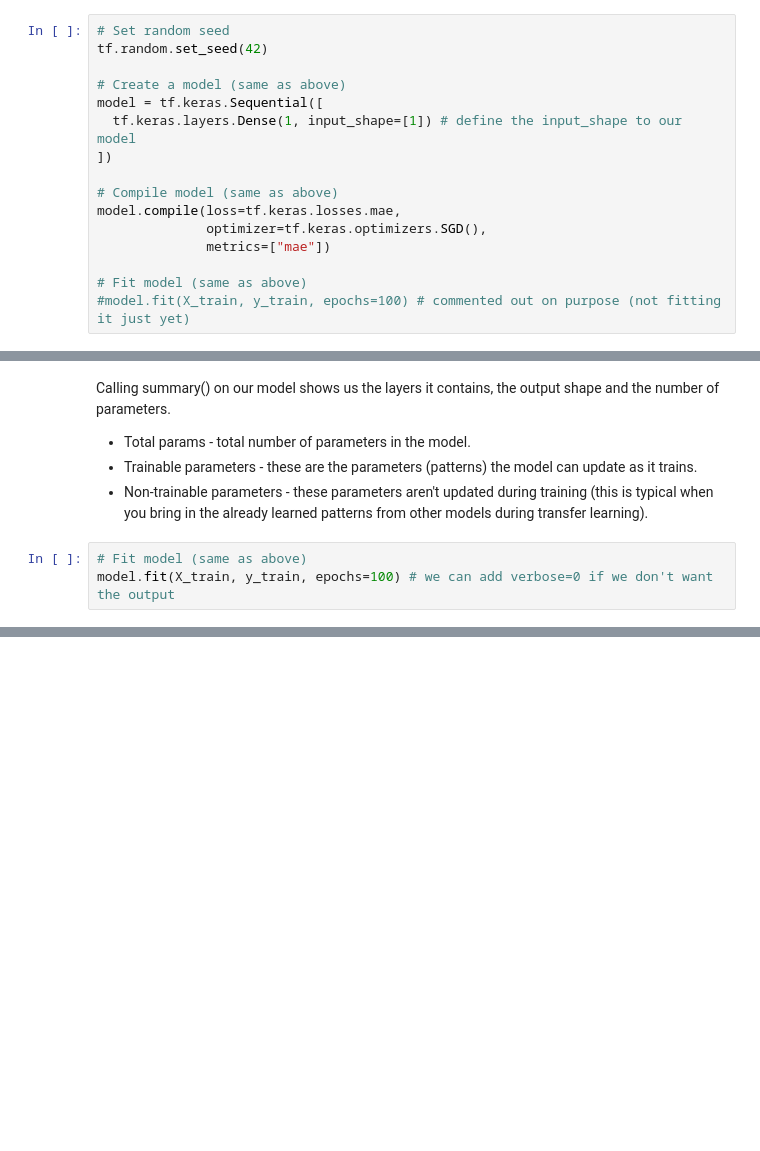
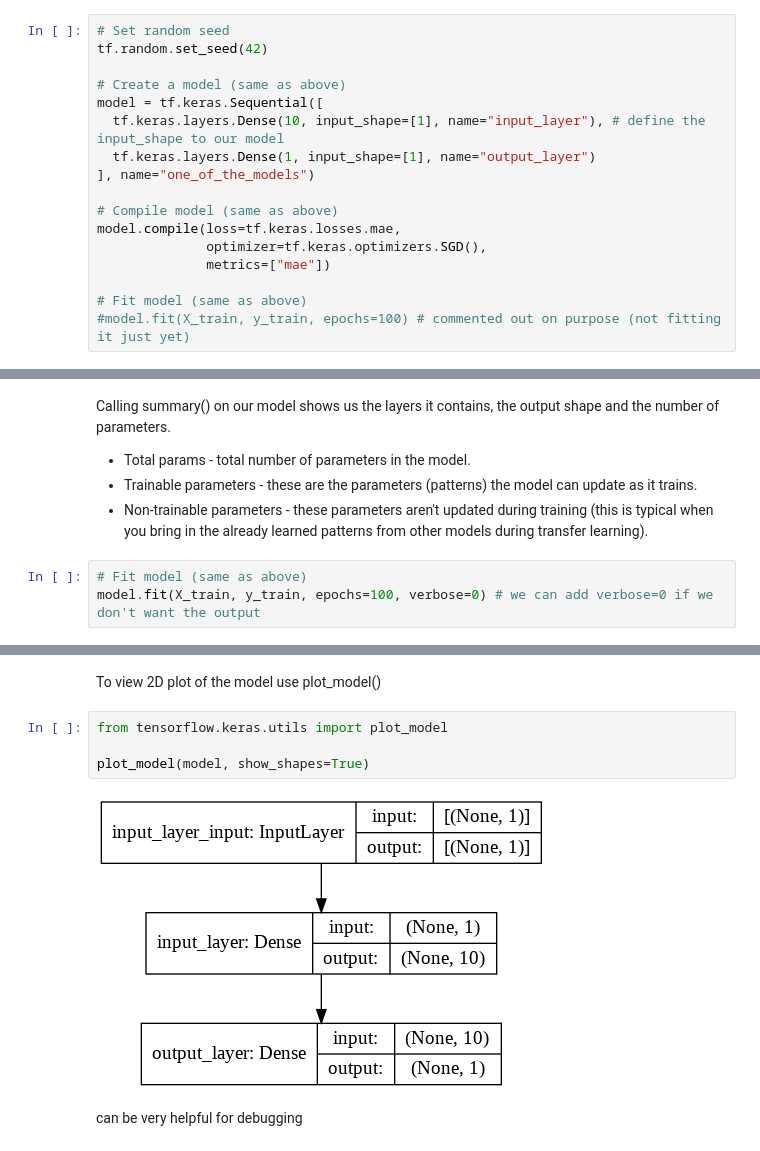
Before and after one commit to oceane-sailorin/tensorflow-exercises, a Jupyter notebook: neural_network/1_neural_network_regression.ipynb, the cells around one changed output, grey strips where cells are left out. Cells and saved outputs as stored; diff of their text form; blank space fills up the shorter version.

```diff
--- a/neural_network/1_neural_network_regression.ipynb
+++ b/neural_network/1_neural_network_regression.ipynb
@@ -410,8 +410,9 @@ tf.random.set_seed(42)
 
 # Create a model (same as above)
 model = tf.keras.Sequential([
-  tf.keras.layers.Dense(1, input_shape=[1]) # define the input_shape to our model
-])
+  tf.keras.layers.Dense(10, input_shape=[1], name="input_layer"), # define the input_shape to our model
+  tf.keras.layers.Dense(1, input_shape=[1], name="output_layer")
+], name="one_of_the_models")
 
 # Compile model (same as above)
 model.compile(loss=tf.keras.losses.mae,
@@ -447,5 +450,5 @@ Calling summary() on our model shows us the layers it contains, the output shape
 * Non-trainable parameters - these parameters aren't updated during training (this is typical when you bring in the already learned patterns from other models during transfer learning).
 # %%
 # Fit model (same as above)
-model.fit(X_train, y_train, epochs=100) # we can add verbose=0 if we don't want the output
+model.fit(X_train, y_train, epochs=100, verbose=0) # we can add verbose=0 if we don't want the output
 # %% [output]
@@ -469,0 +472,10 @@ Epoch 100/100
+# %% [markdown]
+To view 2D plot of the model use plot_model()
+# %%
+from tensorflow.keras.utils import plot_model
+
+plot_model(model, show_shapes=True)
+# %% [output]
+[figure, added]
+# %% [markdown]
+can be very helpful for debugging
```
Also changed, not shown: parts of 15 cells of this notebook.
